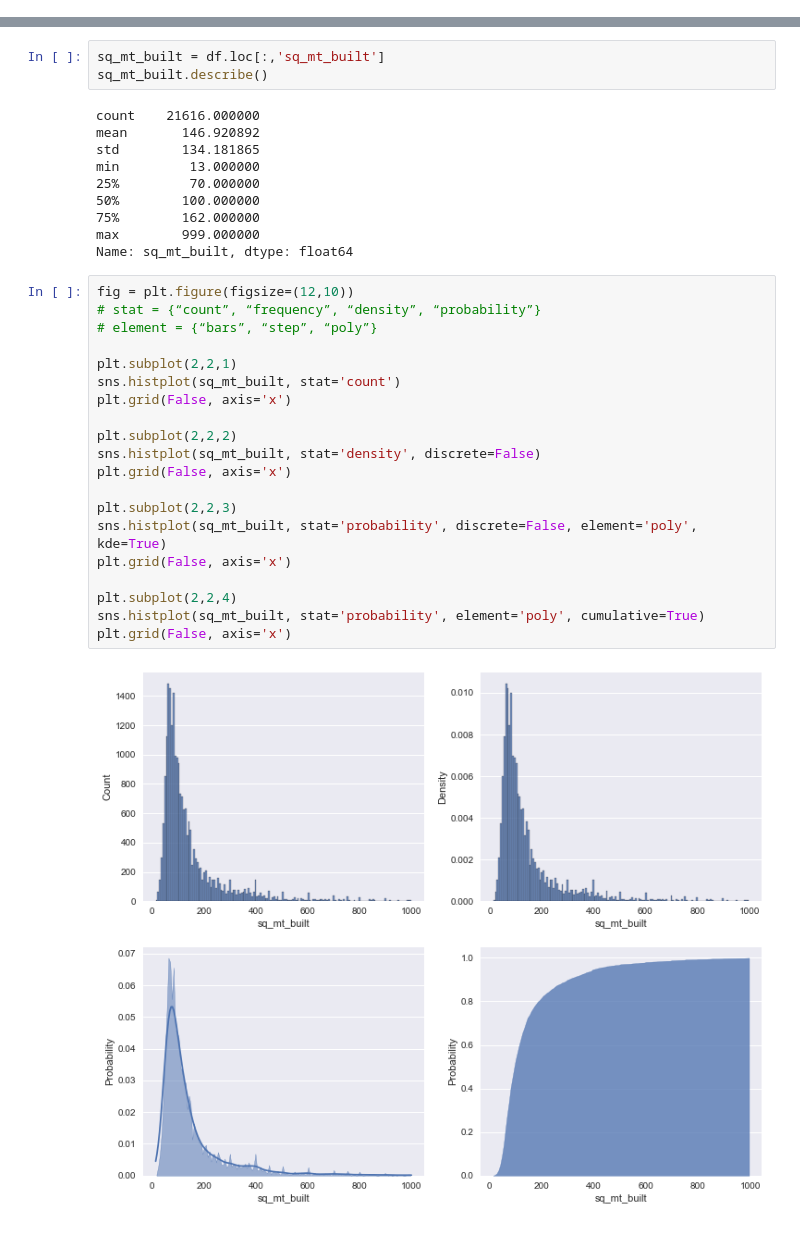
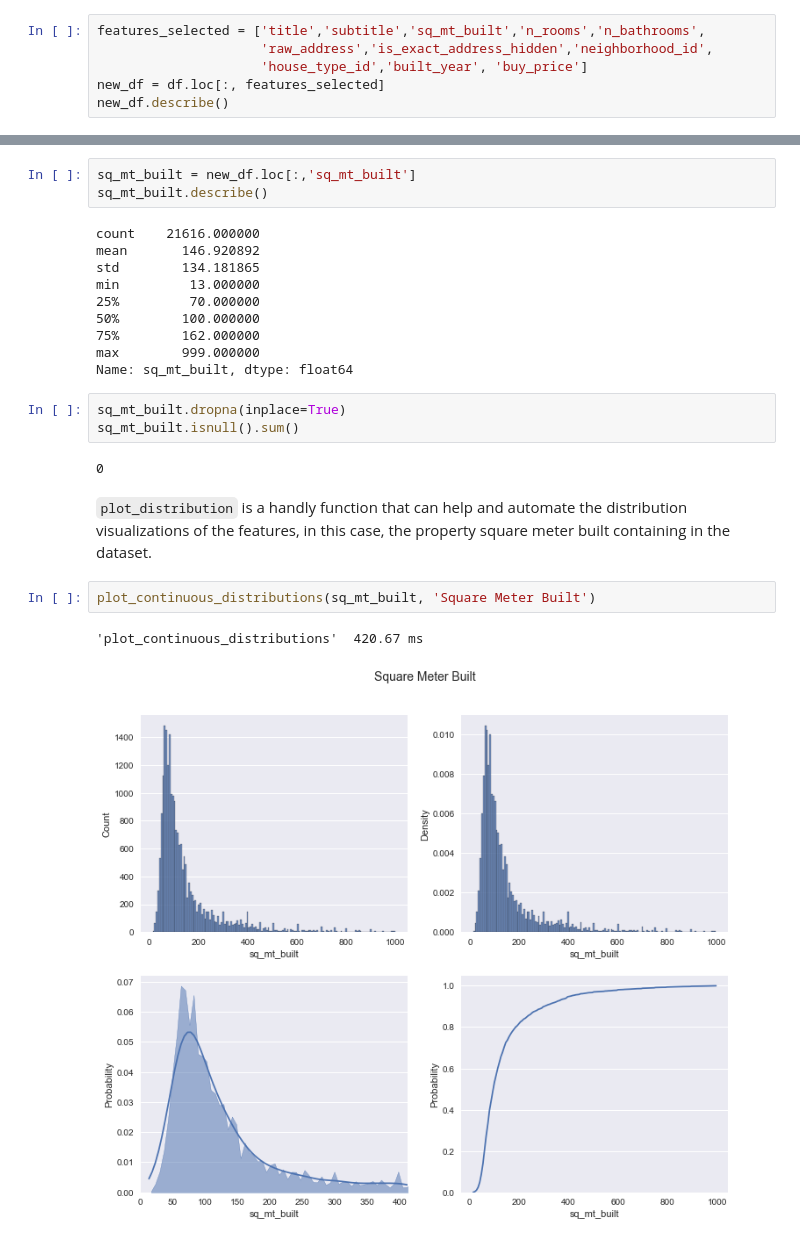
Before and after one commit to gerardovitale/real-estate-statistical-analysis, a Jupyter notebook: data_exploration.ipynb, the cells around one changed output, grey strips where cells are left out. Saved outputs shown, nothing was run; the diff lists cells and outputs as text.

```diff
--- a/data_exploration.ipynb
+++ b/data_exploration.ipynb
@@ -11,0 +84,6 @@ df = pd.read_csv('data/houses_Madrid.csv', index_col=[0])
+# %%
+features_selected = ['title','subtitle','sq_mt_built','n_rooms','n_bathrooms',
+                     'raw_address','is_exact_address_hidden','neighborhood_id',
+                     'house_type_id','built_year', 'buy_price']
+new_df = df.loc[:, features_selected]
+new_df.describe()
@@ -14,5 +110,5 @@ df = pd.read_csv('data/houses_Madrid.csv', index_col=[0])
 # %%
-sq_mt_built = df.loc[:,'sq_mt_built']
+sq_mt_built = new_df.loc[:,'sq_mt_built']
 sq_mt_built.describe()
 # %% [output]
 count    21616.000000
@@ -24,25 +120,16 @@ min         13.000000
 75%        162.000000
 max        999.000000
 Name: sq_mt_built, dtype: float64
+# %%
+sq_mt_built.dropna(inplace=True)
+sq_mt_built.isnull().sum()
+# %% [output]
+0
+# %% [markdown]
+`plot_distribution` is a handly function that can help and automate the distribution visualizations of the features,
+in this case, the property square meter built containing in the dataset.
 # %%
-fig = plt.figure(figsize=(12,10))
-# stat = {“count”, “frequency”, “density”, “probability”}
-# element = {“bars”, “step”, “poly”}
-
-plt.subplot(2,2,1)
-sns.histplot(sq_mt_built, stat='count')
-plt.grid(False, axis='x')
-
-plt.subplot(2,2,2)
-sns.histplot(sq_mt_built, stat='density', discrete=False)
-plt.grid(False, axis='x')
-
-plt.subplot(2,2,3)
-sns.histplot(sq_mt_built, stat='probability', discrete=False, element='poly', kde=True)
-plt.grid(False, axis='x')
-
-plt.subplot(2,2,4)
-sns.histplot(sq_mt_built, stat='probability', element='poly', cumulative=True)
-plt.grid(False, axis='x')
+plot_continuous_distributions(sq_mt_built, 'Square Meter Built')
 # %% [output]
+'plot_continuous_distributions'  420.67 ms
-[figure, old version]
+[figure, new version]
```
Also changed, not shown: parts of 31 cells of this notebook, 1 other file.
